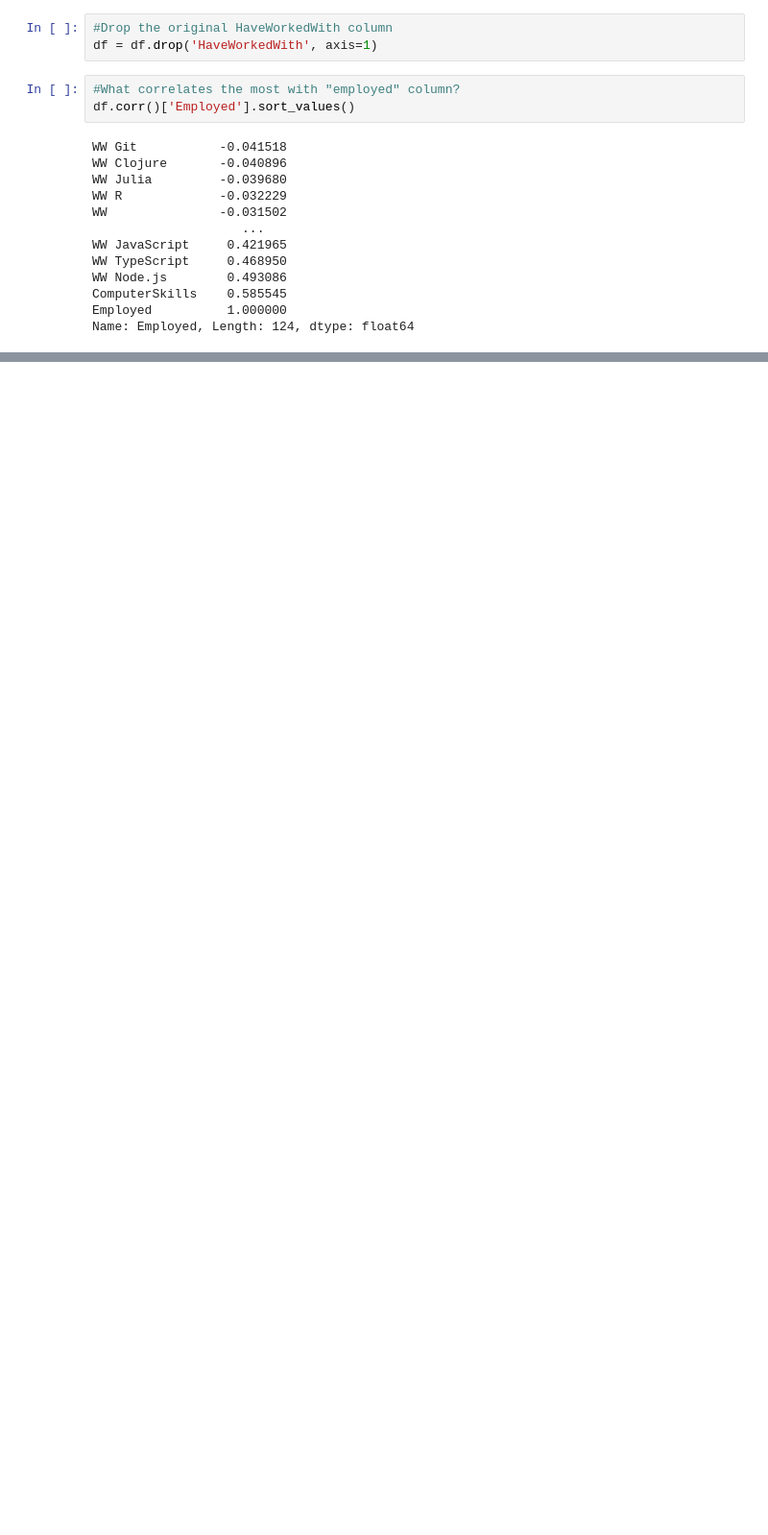
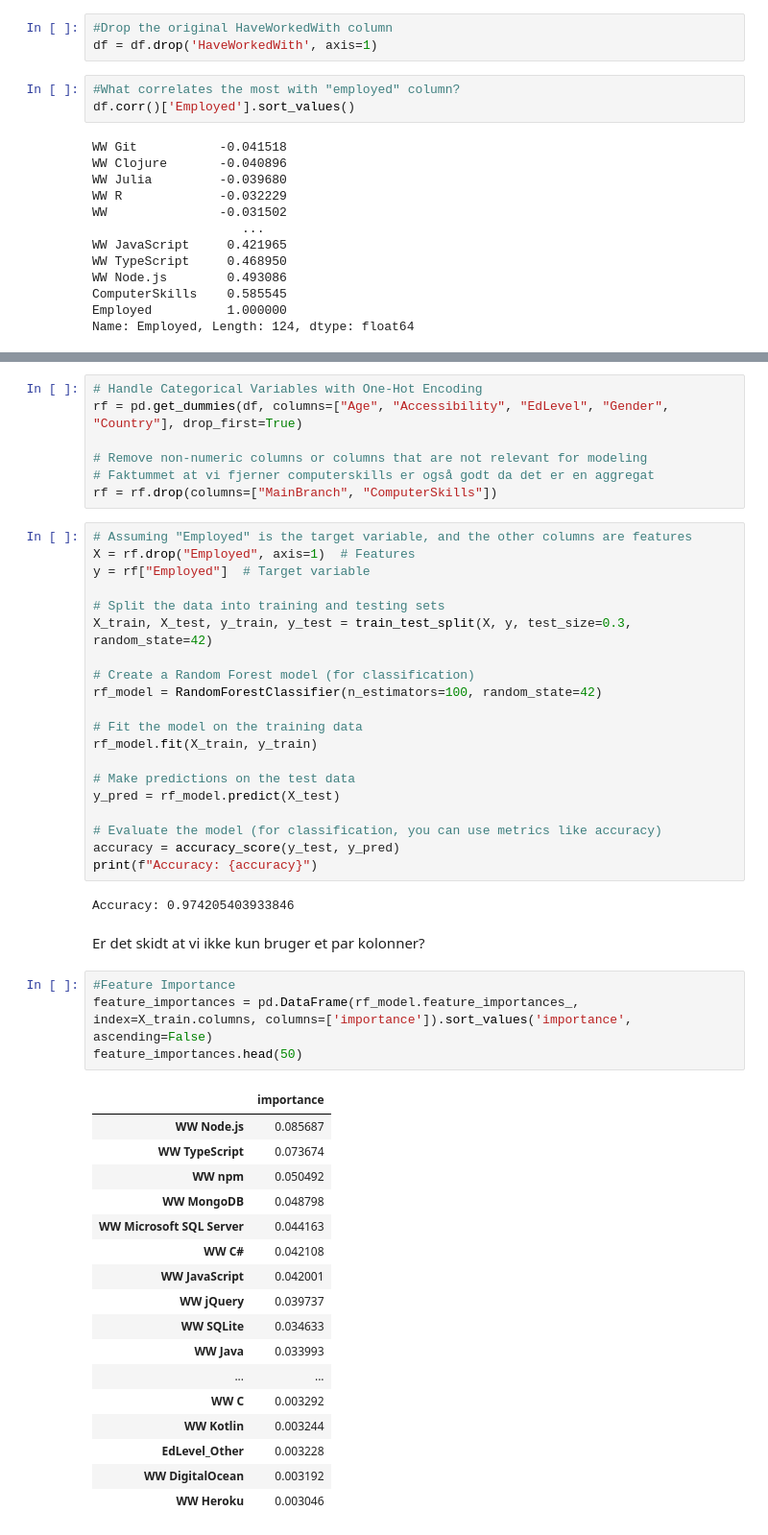
Before and after one commit to C21sja/KAN-CINTO1011U-Big-Data-ManagementPCS, a Jupyter notebook: main.ipynb, the cells around one changed output, grey strips where cells are left out. Shown: that part at 96% size. Saved outputs shown, nothing was run; the diff lists cells and outputs as text; blank space fills up the shorter version.

Commit message:
Random forest model

```diff
--- a/main.ipynb
+++ b/main.ipynb
@@ -56,0 +66,53 @@ Name: Employed, Length: 124, dtype: float64
+# %%
+# Handle Categorical Variables with One-Hot Encoding
+rf = pd.get_dummies(df, columns=["Age", "Accessibility", "EdLevel", "Gender", "Country"], drop_first=True)
+
+# Remove non-numeric columns or columns that are not relevant for modeling
+# Faktummet at vi fjerner computerskills er også godt da det er en aggregat
+rf = rf.drop(columns=["MainBranch", "ComputerSkills"])
+# %%
+# Assuming "Employed" is the target variable, and the other columns are features
+X = rf.drop("Employed", axis=1)  # Features
+y = rf["Employed"]  # Target variable
+
+# Split the data into training and testing sets
+X_train, X_test, y_train, y_test = train_test_split(X, y, test_size=0.3, random_state=42)
+
+# Create a Random Forest model (for classification)
+rf_model = RandomForestClassifier(n_estimators=100, random_state=42)
+
+# Fit the model on the training data
+rf_model.fit(X_train, y_train)
+
+# Make predictions on the test data
+y_pred = rf_model.predict(X_test)
+
+# Evaluate the model (for classification, you can use metrics like accuracy)
+accuracy = accuracy_score(y_test, y_pred)
+print(f"Accuracy: {accuracy}")
+# %% [output]
+Accuracy: 0.974205403933846
+# %% [markdown]
+Er det skidt at vi ikke kun bruger et par kolonner?
+# %%
+#Feature Importance
+feature_importances = pd.DataFrame(rf_model.feature_importances_, index=X_train.columns, columns=['importance']).sort_values('importance', ascending=False)
+feature_importances.head(50)
+# %% [output]
+|  | importance |
+| WW Node.js | 0.085687 |
+| WW TypeScript | 0.073674 |
+| WW npm | 0.050492 |
+| WW MongoDB | 0.048798 |
+| WW Microsoft SQL Server | 0.044163 |
+| WW C# | 0.042108 |
+| WW JavaScript | 0.042001 |
+| WW jQuery | 0.039737 |
+| WW SQLite | 0.034633 |
+| WW Java | 0.033993 |
+| ... | ... |
+| WW C | 0.003292 |
+| WW Kotlin | 0.003244 |
+| EdLevel_Other | 0.003228 |
+| WW DigitalOcean | 0.003192 |
+| WW Heroku | 0.003046 |
```
Also changed, not shown: parts of 8 cells of this notebook.
